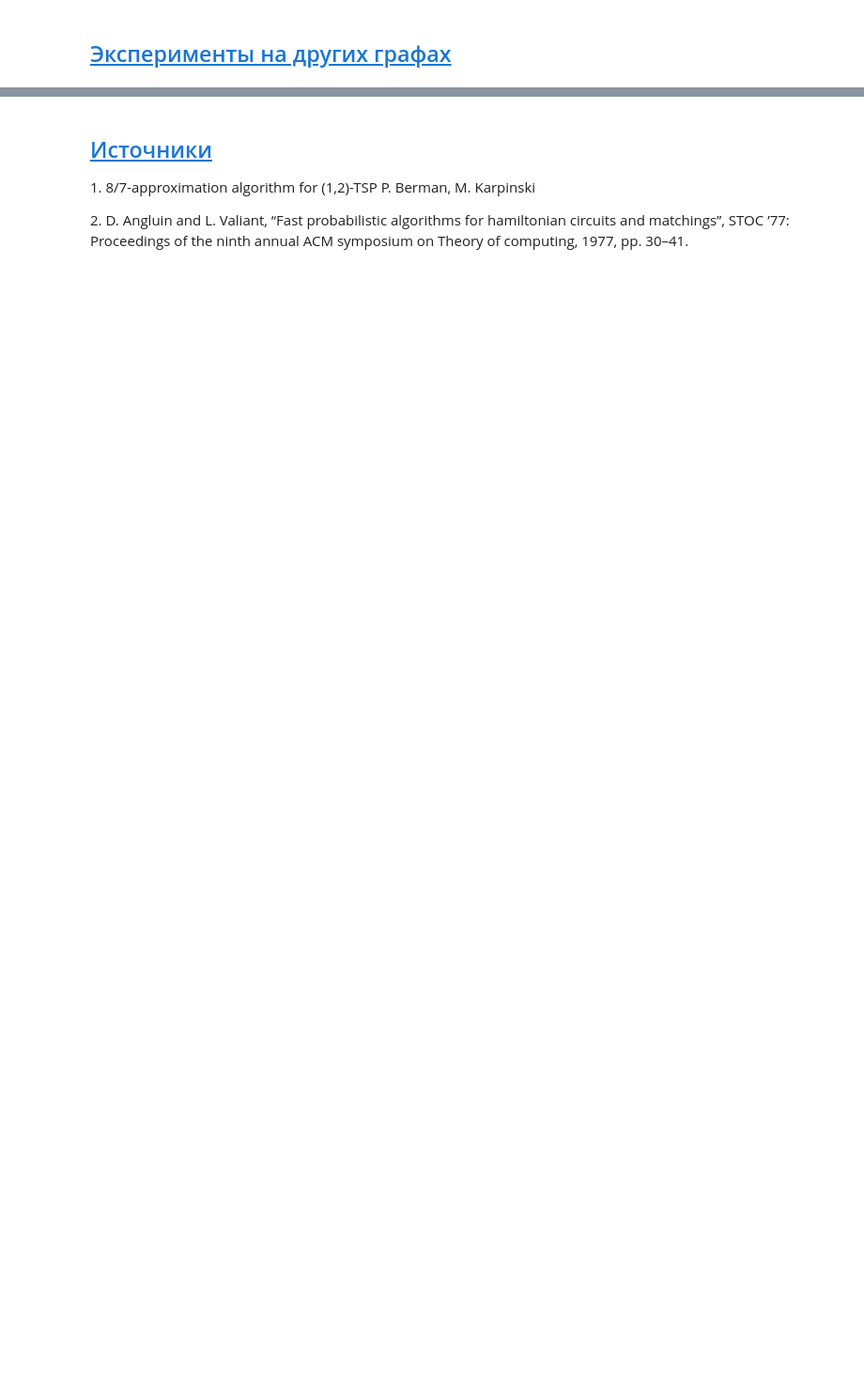
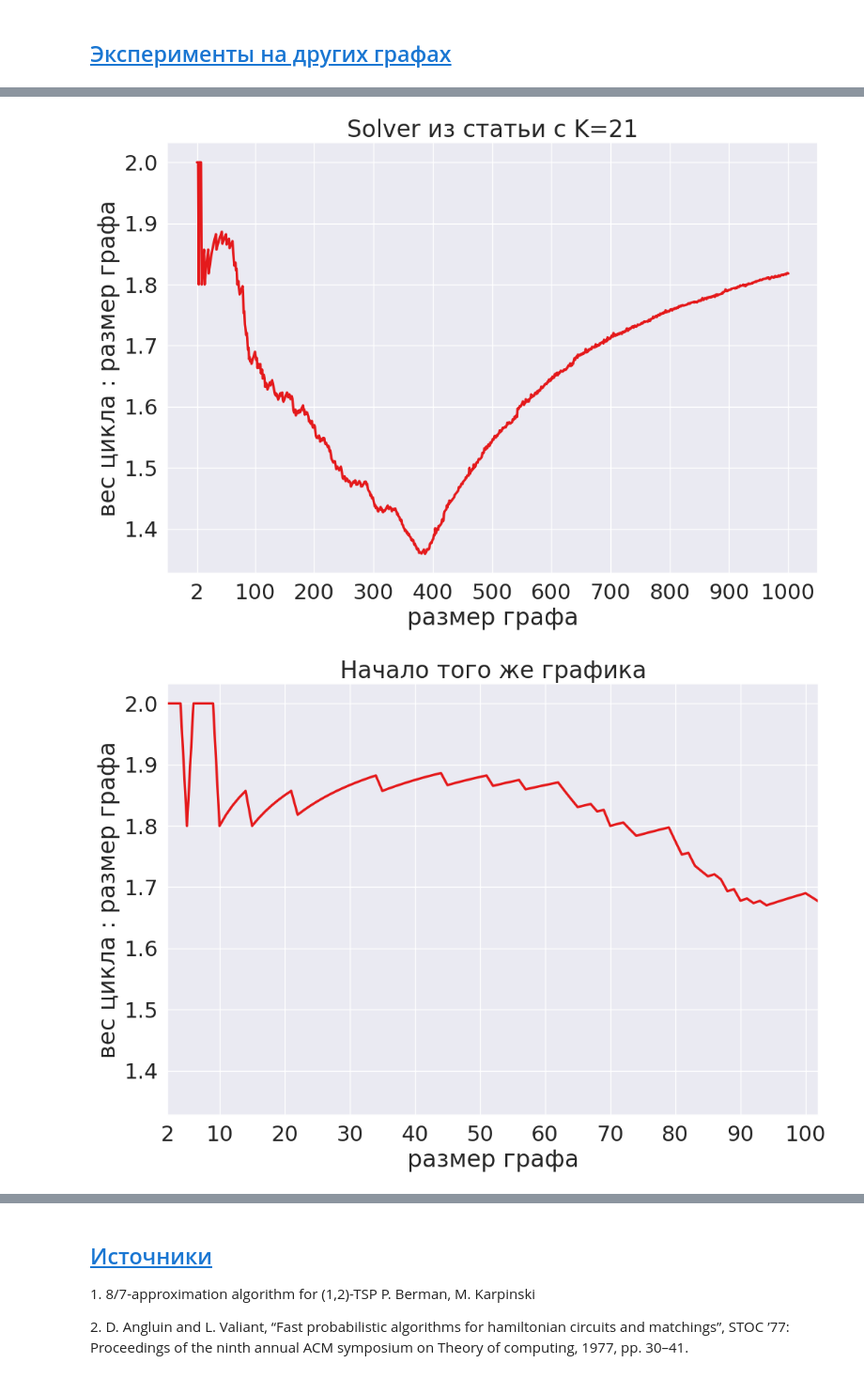
Before and after one commit to falseness/tsp, a Jupyter notebook: project.ipynb, the cells around one changed output, grey strips where cells are left out. Shown at 94% size. Saved outputs shown, nothing was run; the diff lists cells and outputs as text; code cells hidden in the pictures; blank space fills up the shorter version.

Commit message:
added wiki calculations for 4 solvers

```diff
--- a/project.ipynb
+++ b/project.ipynb
@@ -249,7 +251,7 @@ exp(-частичная сумма): 0.28879
 0.2887880950866024212788997216
 0.2887880950866024212788997222
 # %%
-results = run_random_graphs(1000)
+results = run_random_graphs(MAX_GRAPH_SIZE)
 # %%
 draw_result_graph(results, 'TreeMaxPathSolver')
 plt.ylim((1.0, 1.1))
@@ -425,2 +289,0 @@ def load_web_pages(seed: str, max_downloads, max_graph_size: int, filtration_fun
-# %%
-vertex_order, graph = load_web_pages(START_PAGE, 10, 1000, is_wiki_article)
@@ -442,0 +479,4 @@ print(m)
+# %%
+get_vertex_index = {}
+for i, vertex in enumerate(vertex_order):
+    get_vertex_index[vertex] = i
@@ -442,0 +526,32 @@ print(m)
+# %%
+def run_current_graph():
+    res = !./run.sh
+    if len(res) != 1:
+        # ошибка выполнения
+        print(res)
+        sys.stdout.flush()
+        return None
+
+    return int(res[0])
+
+
+def run_graphs(max_graph_size):
+    result = []
+    for i in tqdm(range(2, max_graph_size + 1)):
+        write_graph(i)
+        run_res = run_current_graph()
+        if run_res is None:
+            break
+        result.append(run_res / i)
+    return result
+
+def run_and_draw_and_save(title, csv_name):
+    results = run_graphs(MAX_GRAPH_SIZE)
+    draw_result_graph(results, title)
+    draw_first100_graphs(results)
+    save_results(results, csv_name)
+# %%
+run_and_draw_and_save('Solver из статьи с K=21', 'wiki_approximate_original_solver_k21.csv')
+# %% [output]
+[figure, added]
+[figure, added]
```
Also changed, not shown: parts of 34 cells of this notebook, 6 other files.
